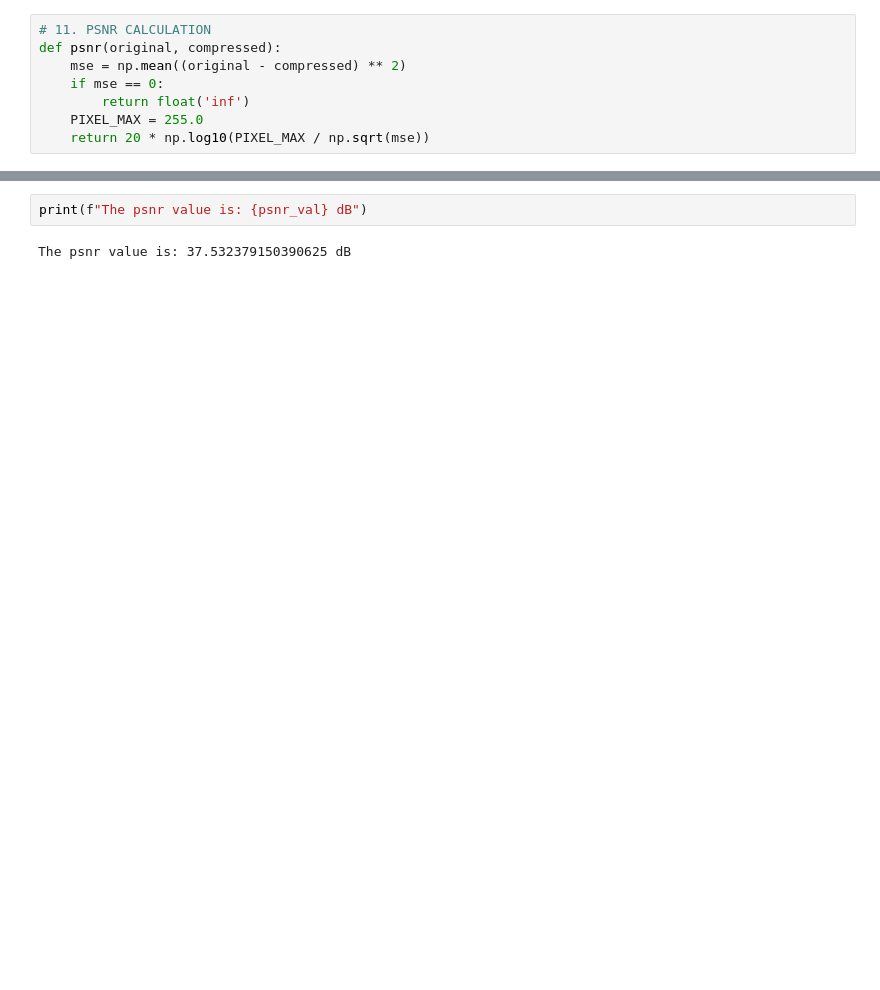
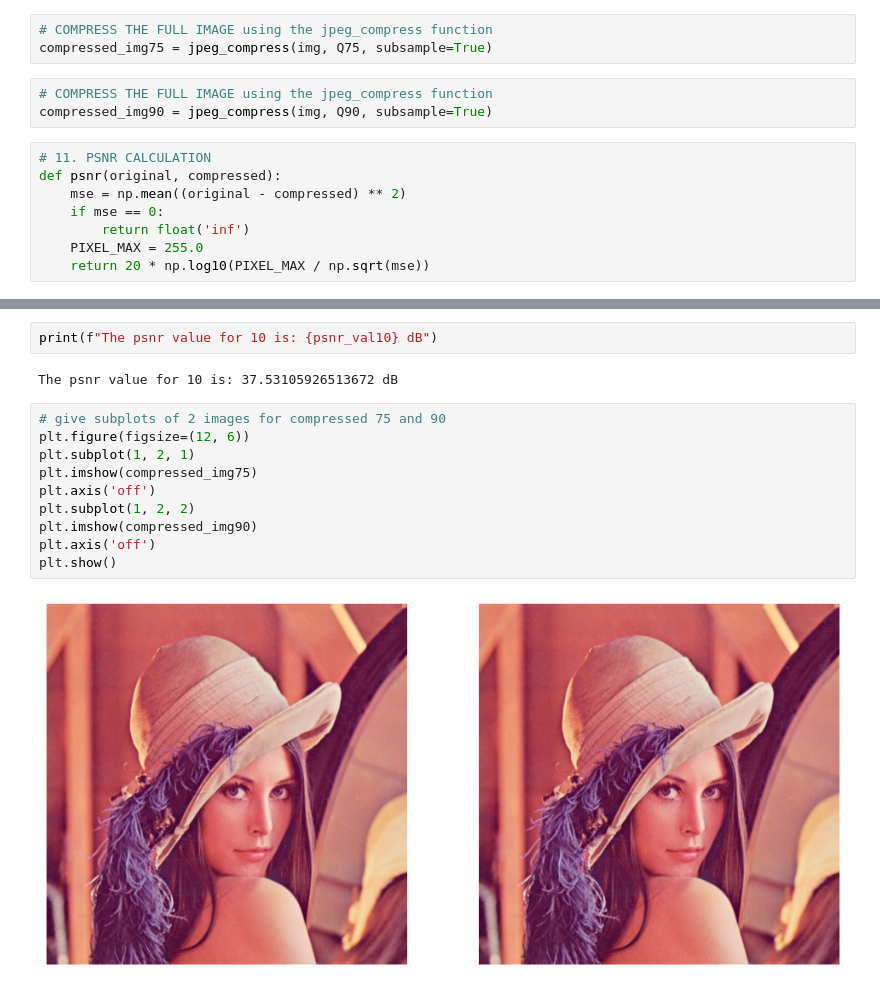
Before and after one commit to Abhijeet-KC/Image_Processing, a Jupyter notebook: 6. JPEG_Compression/Code.ipynb, the cells around one changed output, grey strips where cells are left out. Saved outputs shown, nothing was run; the diff lists cells and outputs as text; blank space fills up the shorter version.

```diff
--- a/6. JPEG_Compression/Code.ipynb
+++ b/6. JPEG_Compression/Code.ipynb
@@ -231,3 +253,9 @@ compressed_img = jpeg_compress(img, Q, subsample=True)
+# %%
+# COMPRESS THE FULL IMAGE using the jpeg_compress function
+compressed_img75 = jpeg_compress(img, Q75, subsample=True)
+# %%
+# COMPRESS THE FULL IMAGE using the jpeg_compress function
+compressed_img90 = jpeg_compress(img, Q90, subsample=True)
 # %%
 # 11. PSNR CALCULATION
 def psnr(original, compressed):
@@ -251,5 +278,17 @@ plt.show()
 [figure]
 # %%
-print(f"The psnr value is: {psnr_val} dB")
+print(f"The psnr value for 10 is: {psnr_val10} dB")
 # %% [output]
-The psnr value is: 37.532379150390625 dB
+The psnr value for 10 is: 37.53105926513672 dB
+# %%
+# give subplots of 2 images for compressed 75 and 90
+plt.figure(figsize=(12, 6))
+plt.subplot(1, 2, 1)
+plt.imshow(compressed_img75)
+plt.axis('off')
+plt.subplot(1, 2, 2)
+plt.imshow(compressed_img90)
+plt.axis('off')
+plt.show()
+# %% [output]
+[figure, added]
```
Also changed, not shown: parts of 11 cells of this notebook.
